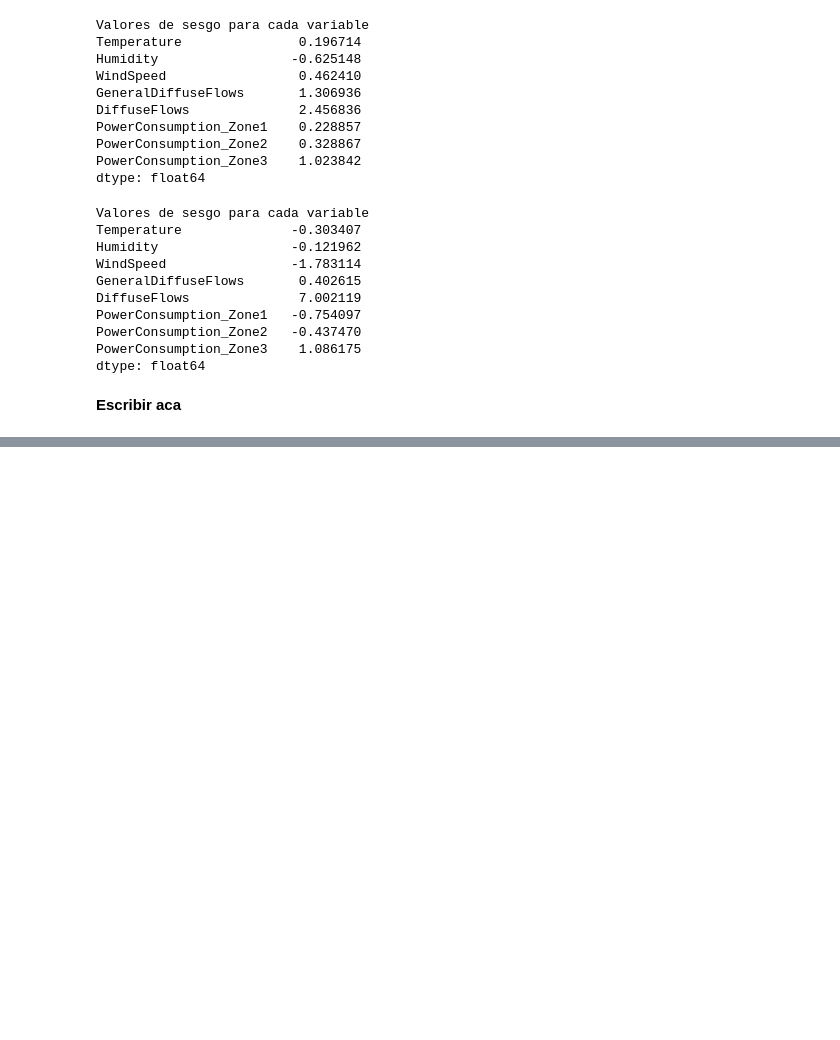
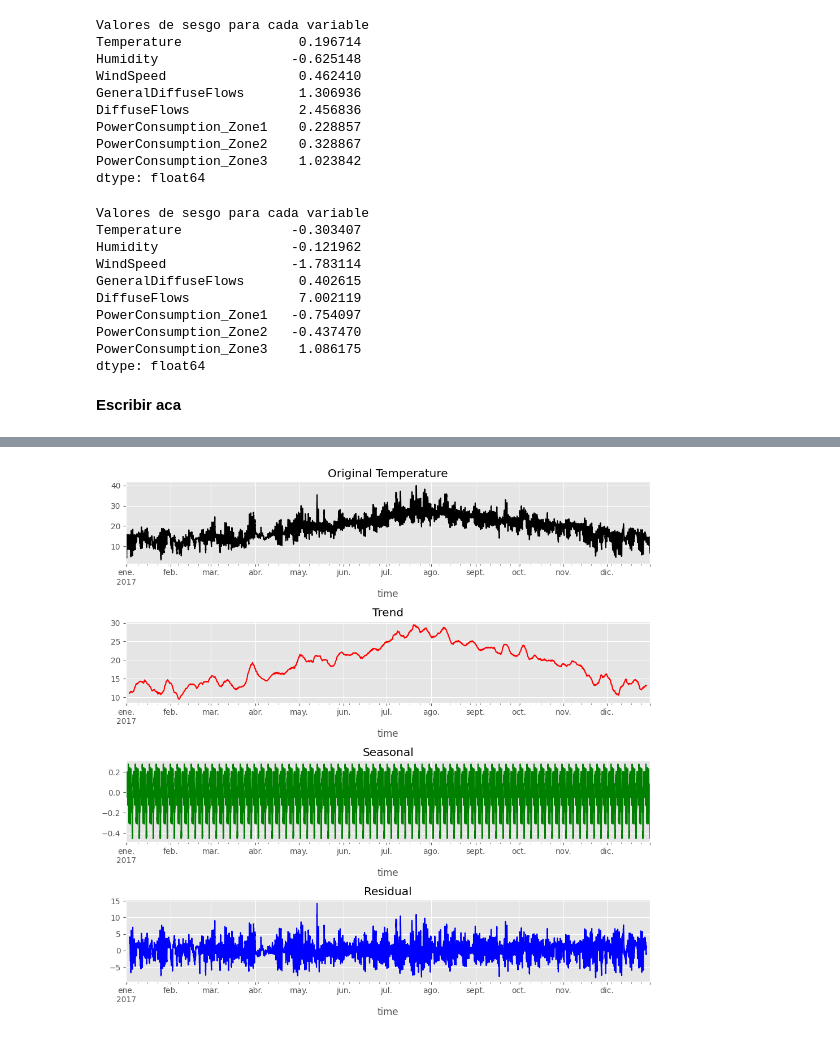
Before and after one commit to Jonkkeyler333/power_consumption_stat2, a Jupyter notebook: main.ipynb, the cells around one changed output, grey strips where cells are left out. Cells and saved outputs as stored; diff of their text form; code cells hidden in the pictures; blank space fills up the shorter version.

Commit message:
se añadio descomposición de la serie

```diff
--- a/main.ipynb
+++ b/main.ipynb
@@ -242,0 +252,18 @@ dtype: object
+# %%
+from statsmodels.tsa.seasonal import seasonal_decompose
+def descompose_time_series(data,period:int):
+    decomposition=seasonal_decompose(data,model='additive',period=period)
+    trend=decomposition.trend
+    seasonal=decomposition.seasonal
+    residual=decomposition.resid
+    fig,ax=plt.subplots(4,1,figsize=(10,10))
+    data.plot(ax=ax[0],title=f'Original {data.name}',color='black')
+    trend.plot(ax=ax[1],title='Trend',color='Red')
+    seasonal.plot(ax=ax[2],title='Seasonal',color='Green')
+    residual.plot(ax=ax[3],title='Residual',color='Blue')
+    plt.tight_layout()
+    plt.show()
+# %%
+descompose_time_series(df['Temperature'],period=700)
+# %% [output]
+[figure, added]
```
Also changed, not shown: parts of 12 cells of this notebook.
